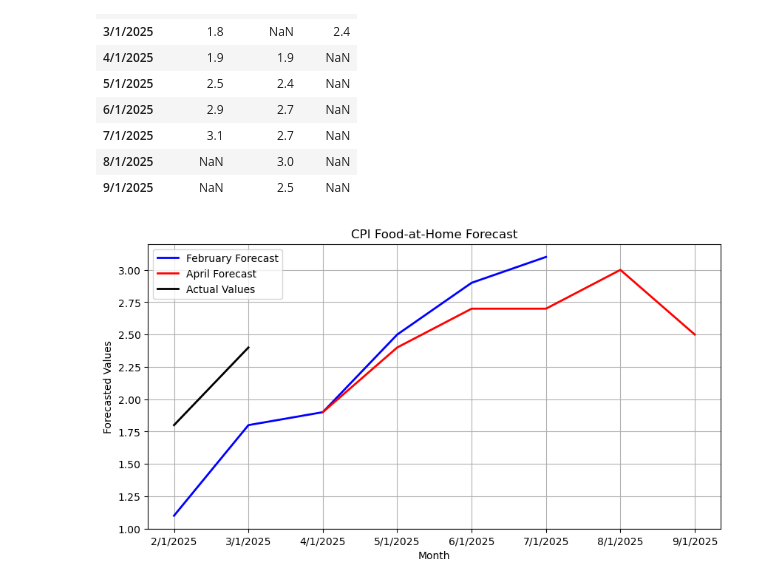
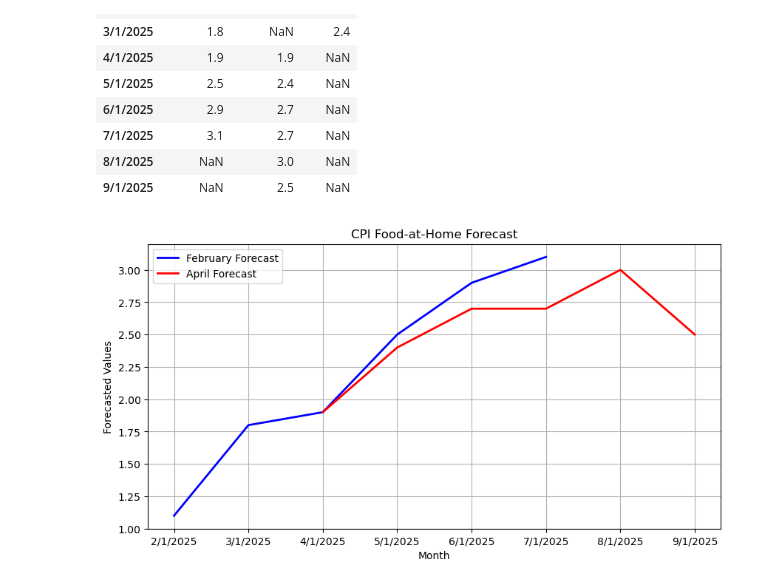
Before and after one commit to Plan-kton/cpi_fah_fcst, a Jupyter notebook: FRED_Forward_CPIFAH_Forecast.ipynb, the cells around one changed output. Cells and saved outputs as stored; diff of their text form; code cells hidden in the pictures.

```diff
--- a/FRED_Forward_CPIFAH_Forecast.ipynb
+++ b/FRED_Forward_CPIFAH_Forecast.ipynb
@@ -634,26 +626,26 @@ df_fcst
 # %%
 #Define the start and end date for filtering
 #start_date = '2021-01-01'
 #end_date = '2025-12-01'
 
 #Filter the DataFrame to only include the desired months
 #df_chart = df_fcst.loc[start_date:end_date]
 
 #Plot the chart
 plt.figure(figsize=(10, 5))
 
 sns.lineplot(data=df_fcst, x=df_fcst.index, y=df_fcst['P-2025-02'], label='February Forecast', color='blue', linewidth=2.0)
 sns.lineplot(data=df_fcst, x=df_fcst.index, y=df_fcst['P-2025-04'], label='April Forecast', color='red', linewidth=2.0)
-sns.lineplot(data=df_fcst, x=df_fcst.index, y=df_fcst['Actuals'], label='Actual Values', color='black', linewidth=2.0)
+#sns.lineplot(data=df_fcst, x=df_fcst.index, y=df_fcst['Actuals'], label='Actual Values', color='black', linewidth=2.0)
 
 plt.xlabel('Month')
 plt.ylabel('Forecasted Values')
 plt.title('CPI Food-at-Home Forecast')
 plt.legend()
 plt.grid(True)
 
 plt.show()
 # %% [output]
-[figure, old version]
+[figure, new version]
 # %%
 df_fcst.to_csv('cpi_fah_forecast_month.csv')
```
Also changed, not shown: parts of 9 cells of this notebook, 3 other files.
